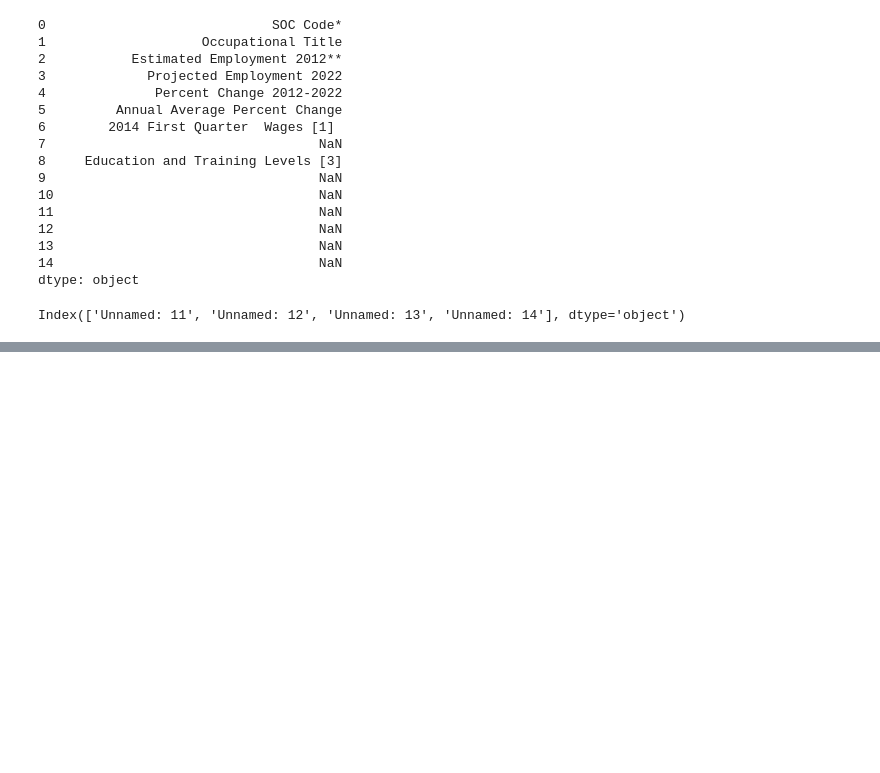
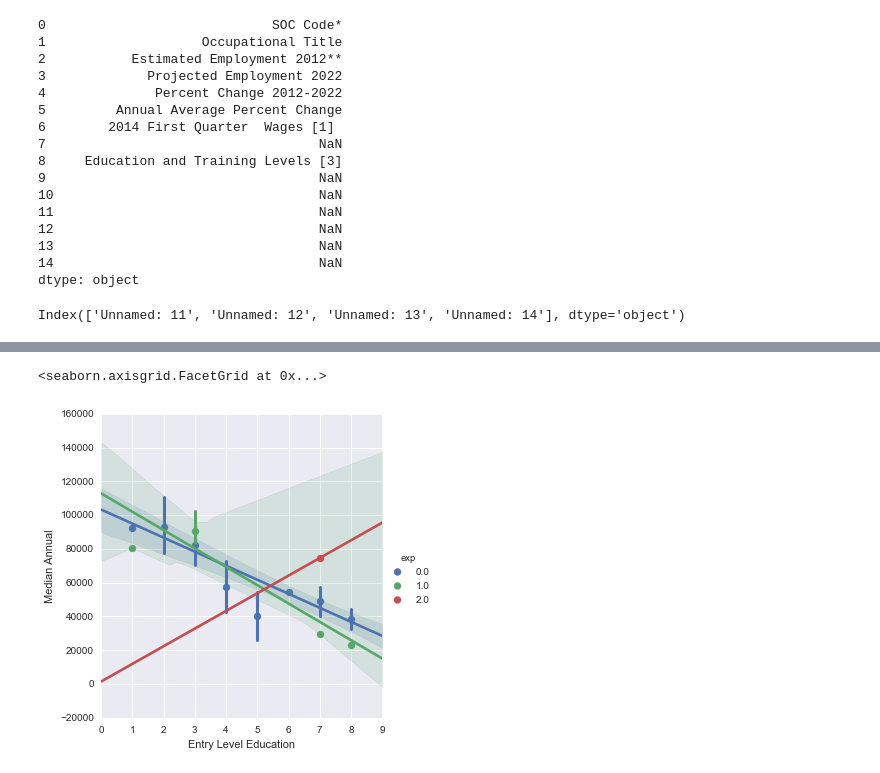
Before and after one commit to szeitlin/labor-force, a Jupyter notebook: 05252016_laborforce_initial-eda.ipynb, the cells around one changed output, grey strips where cells are left out. Cells and saved outputs as stored; diff of their text form; code cells hidden in the pictures; blank space fills up the shorter version.

Commit message:
attempt to follow a tutorial with other census data, unexpected learning experience

```diff
--- a/05252016_laborforce_initial-eda.ipynb
+++ b/05252016_laborforce_initial-eda.ipynb
@@ -85,0 +92,3 @@ fast_occ.head()
+# %%
+encode = dict(zip(fast_occ['Work Experience'].unique(), [0, 1, 2]))
+fast_occ['exp'] = fast_occ['Work Experience'].apply(encode.get)
@@ -85,0 +102,2 @@ fast_occ.head()
+# %%
+fast_occ.dropna(inplace=True)
@@ -85,0 +187,9 @@ fast_occ.head()
+# %%
+fast_occ['Entry Level Education'] = fast_occ['Entry Level Education'].astype(int)
+# %%
+fast_occ['Median Annual'] = fast_occ['Median Annual'].astype(int)
+# %%
+sns.lmplot(x='Entry Level Education', y='Median Annual', hue='exp', data=fast_occ, x_estimator=np.mean) #, lowess=True)
+# %% [output]
+<seaborn.axisgrid.FacetGrid at 0x...>
+[figure, added]
```
Also changed, not shown: parts of 30 cells of this notebook, 1 other file.
